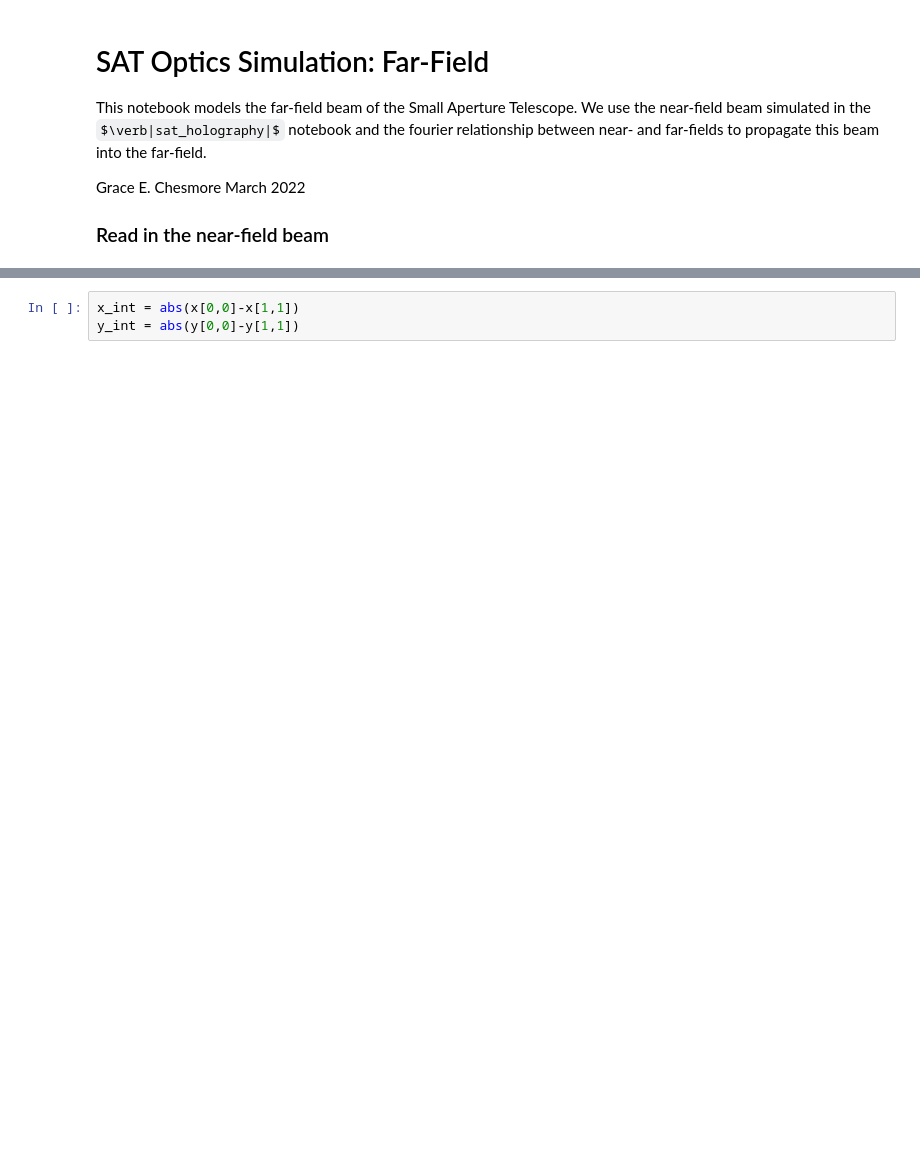
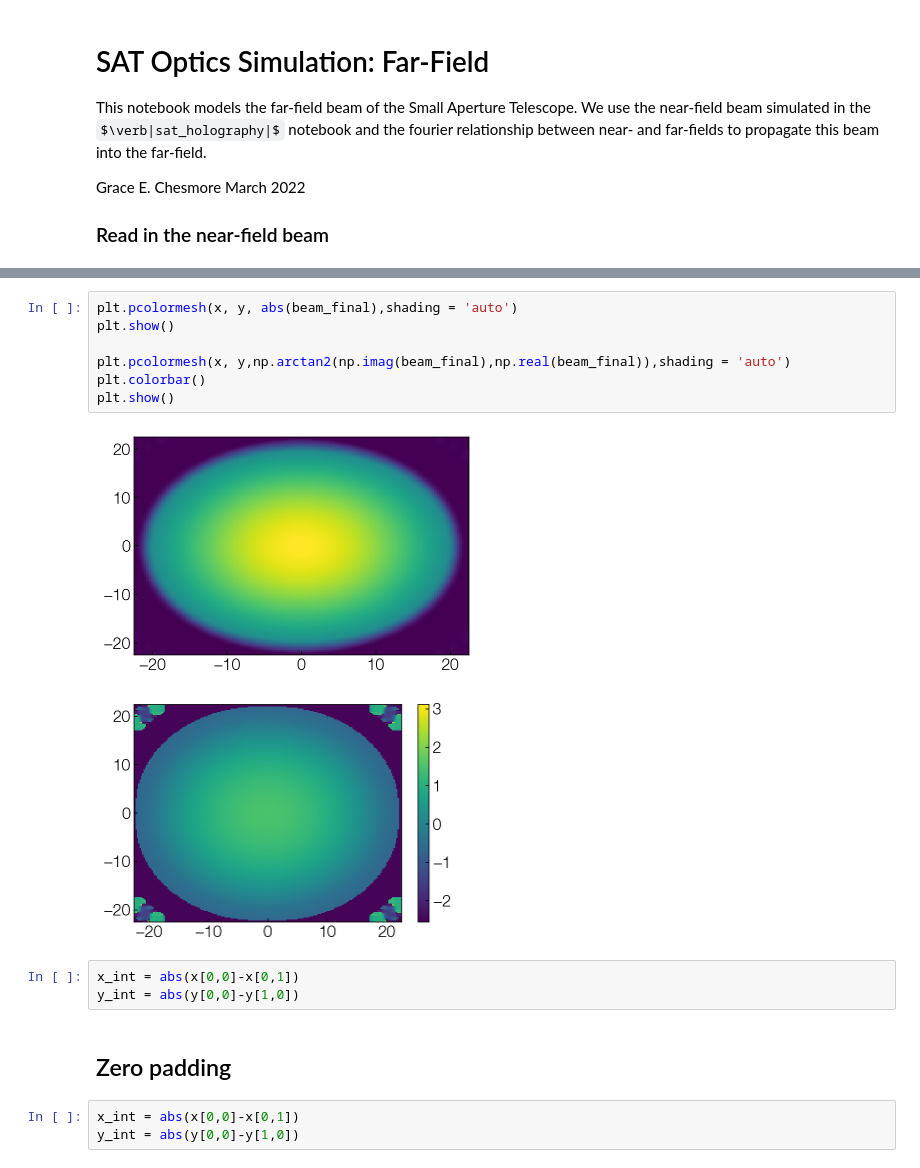
Before and after one commit to McMahonCosmologyGroup/sosat_optics, a Jupyter notebook: notebooks/sat_farfield.ipynb, the cells around one changed output, grey strips where cells are left out. Cells and saved outputs as stored; diff of their text form; some formulas as TeX source; blank space fills up the shorter version.

```diff
--- a/notebooks/sat_farfield.ipynb
+++ b/notebooks/sat_farfield.ipynb
@@ -70,3 +77,18 @@ Deprecated in NumPy 1.20; for more details and guidance: https://numpy.org/devdo
+# %%
+plt.pcolormesh(x, y, abs(beam_final),shading = 'auto')
+plt.show()
+
+plt.pcolormesh(x, y,np.arctan2(np.imag(beam_final),np.real(beam_final)),shading = 'auto')
+plt.colorbar()
+plt.show()
+# %% [output]
+[figure, added]
+[figure, added]
 # %%
-x_int = abs(x[0,0]-x[1,1])
-y_int = abs(y[0,0]-y[1,1])
+x_int = abs(x[0,0]-x[0,1])
+y_int = abs(y[0,0]-y[1,0])
+# %% [markdown]
+## Zero padding
+# %%
+x_int = abs(x[0,0]-x[0,1])
+y_int = abs(y[0,0]-y[1,0])
```
Also changed, not shown: parts of 7 cells of this notebook, 2 other files.
